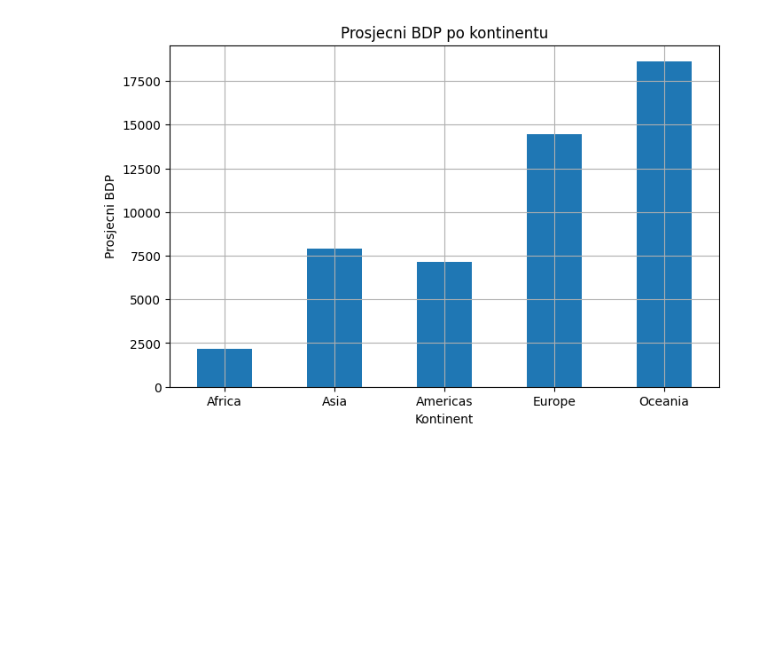
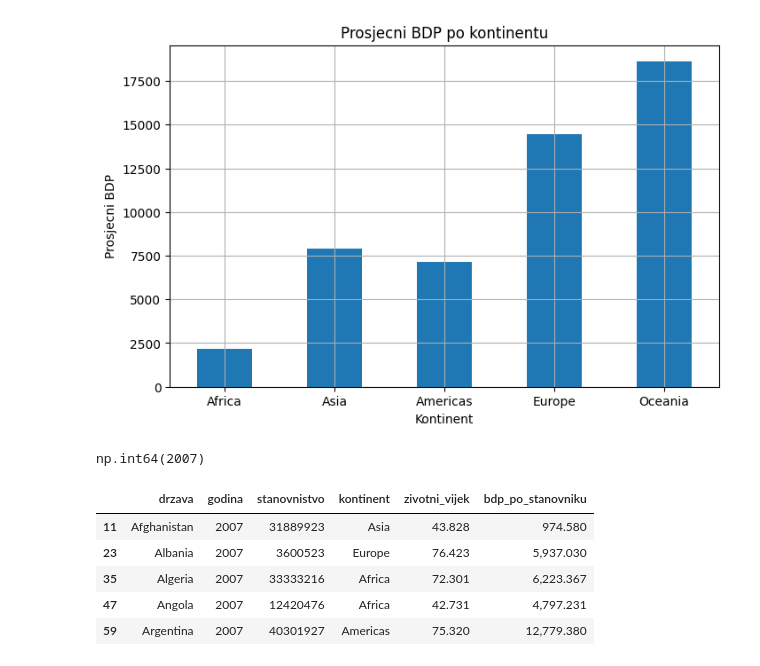
Before and after one commit to python-developer-algebra-klujic/pyds-ponavljanje, a Jupyter notebook: Zadaca.ipynb, the cells around one changed output. Cells and saved outputs as stored; diff of their text form; code cells hidden in the pictures; blank space fills up the shorter version.

```diff
--- a/Zadaca.ipynb
+++ b/Zadaca.ipynb
@@ -259,3 +259,18 @@ plt.grid(True)
 plt.show()
 # %% [output]
 [figure]
+# %%
+zadnja_godina = df.godina.max()
+zadnja_godina
+# %% [output]
+np.int64(2007)
+# %%
+df_zadnja = df[df['godina'] == zadnja_godina].copy()
+df_zadnja.head()
+# %% [output]
+|  | drzava | godina | stanovnistvo | kontinent | zivotni_vijek | bdp_po_stanovniku |
+| 11 | Afghanistan | 2007 | 31889923 | Asia | 43.828 | 974.580 |
+| 23 | Albania | 2007 | 3600523 | Europe | 76.423 | 5,937.030 |
+| 35 | Algeria | 2007 | 33333216 | Africa | 72.301 | 6,223.367 |
+| 47 | Angola | 2007 | 12420476 | Africa | 42.731 | 4,797.231 |
+| 59 | Argentina | 2007 | 40301927 | Americas | 75.320 | 12,779.380 |
```
Also changed, not shown: parts of 2 cells of this notebook.
